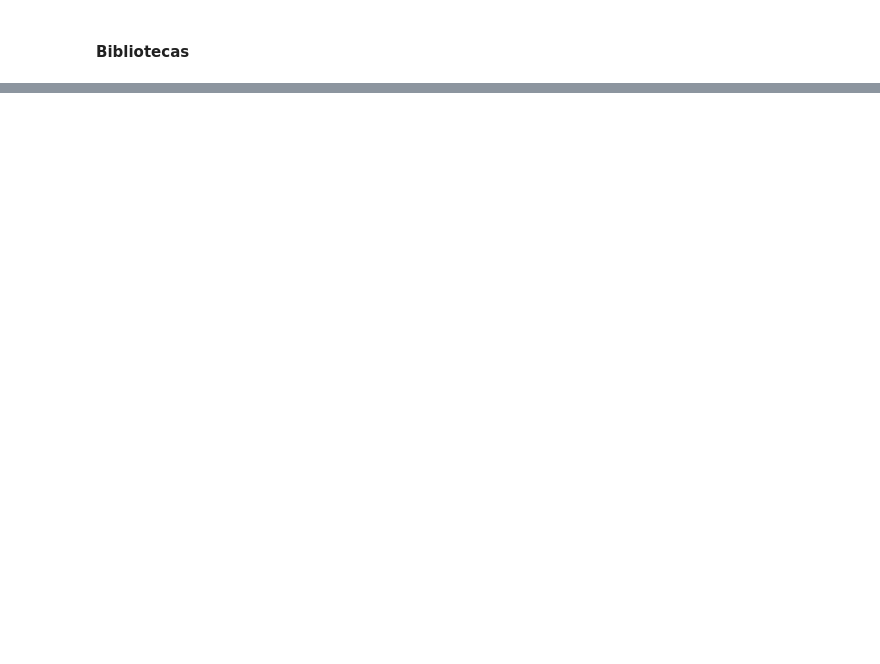
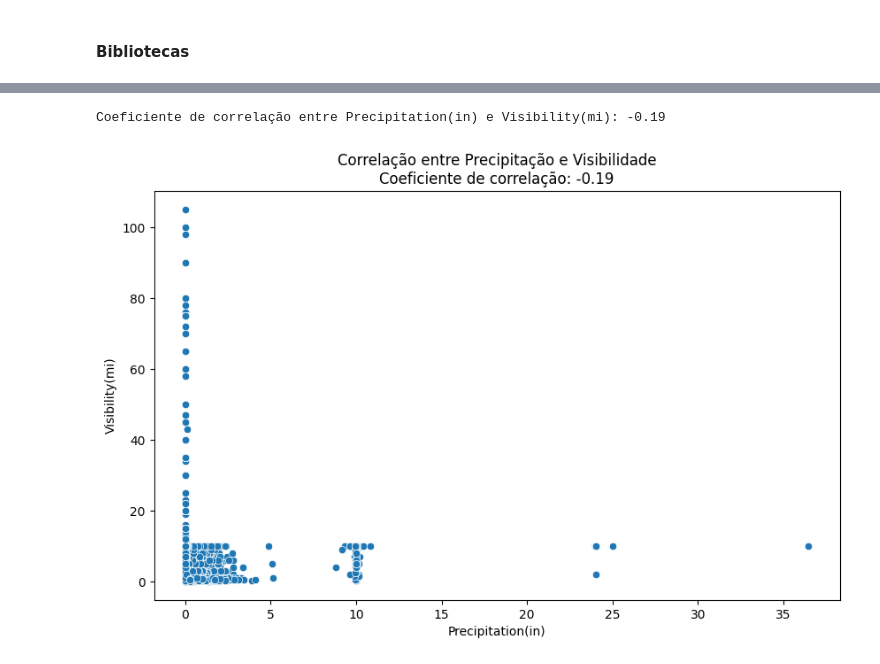
Before and after one commit to Fabr1c100/CP3_DataScience, a Jupyter notebook: CP3_DataScience.ipynb, the cells around one changed output, grey strips where cells are left out. Saved outputs shown, nothing was run; the diff lists cells and outputs as text; code cells hidden in the pictures; blank space fills up the shorter version.

```diff
--- a/CP3_DataScience.ipynb
+++ b/CP3_DataScience.ipynb
@@ -36,0 +243,28 @@ Pegar informação de Rua, Bairro, Cidade, Estado e País
+# %%
+# Exemplo: se necessário, converter 'End_Time' para datetime e calcular a duração em horas
+df['End_Time'] = pd.to_datetime(df['End_Time'], errors='coerce')
+df['Duration'] = (df['End_Time'] - df['Start_Time']).dt.total_seconds() / 3600  # duração em horas
+
+# Calcular a média de duração por gravidade
+average_duration_severity = df.groupby('Severity')['Duration'].mean().reset_index()
+average_duration_severity.columns = ['Severity', 'Average_Duration_Hours']
+
+# Gráfico de barras
+plt.figure(figsize=(8, 6))
+bars = plt.bar(average_duration_severity['Severity'], average_duration_severity['Average_Duration_Hours'], color='coral')
+
+# Adicionar valores de duração média em cima de cada barra
+for bar, duration in zip(bars, average_duration_severity['Average_Duration_Hours']):
+    plt.text(
+        bar.get_x() + bar.get_width() / 2,
+        bar.get_height(),
+        f'{duration:.2f} h',
+        ha='center',
+        va='bottom'
+    )
+
+# Configurações do gráfico
+plt.xlabel('Gravidade')
+plt.ylabel('Duração Média (horas)')
+plt.title('Duração Média de Acidentes por Gravidade')
+plt.show()
@@ -36,0 +275,14 @@ Pegar informação de Rua, Bairro, Cidade, Estado e País
+# %%
+correl_precip_visibility = filtered_df['Precipitation(in)'].corr(filtered_df['Visibility(mi)'])
+print(f"Coeficiente de correlação entre Precipitation(in) e Visibility(mi): {correl_precip_visibility:.2f}")
+
+# Gráfico de dispersão para visualizar a relação entre Precipitation e Visibility
+plt.figure(figsize=(10, 6))
+sns.scatterplot(data=df, x='Precipitation(in)', y='Visibility(mi)')
+plt.title(f'Correlação entre Precipitação e Visibilidade\nCoeficiente de correlação: {correl_precip_visibility:.2f}')
+plt.xlabel('Precipitation(in)')
+plt.ylabel('Visibility(mi)')
+plt.show()
+# %% [output]
+Coeficiente de correlação entre Precipitation(in) e Visibility(mi): -0.19
+[figure, added]
```
Also changed, not shown: parts of 29 cells of this notebook.
